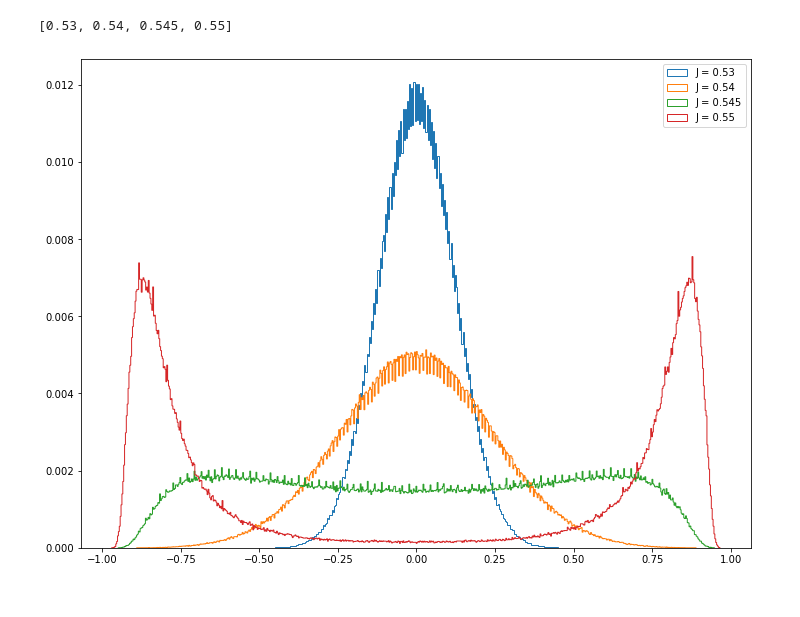
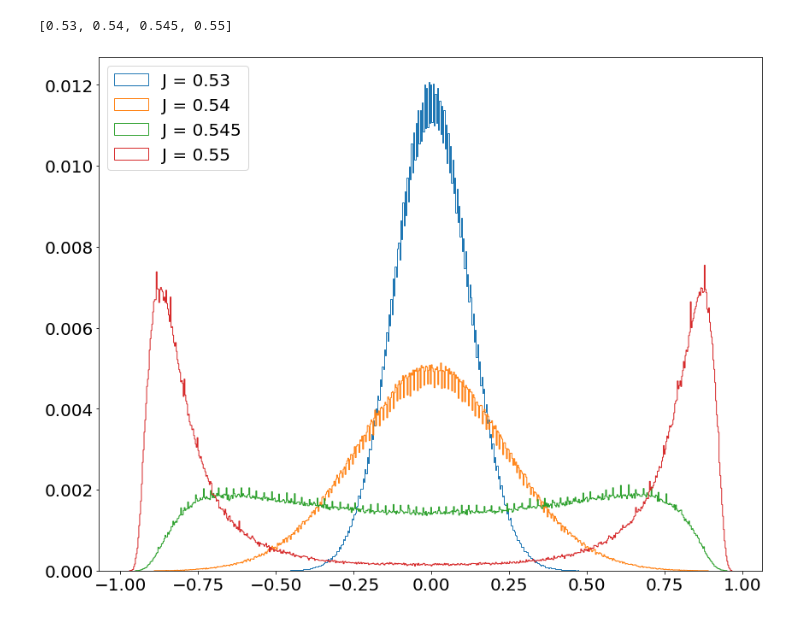
Before and after one commit to Chpel/ProjectMagnet, a Jupyter notebook: Расчёты .ipynb/IsingISAW_Triangle.ipynb, the cells around one changed output. Drawn from its saved outputs; the diff is of its cells as text; code cells hidden in the pictures.

Commit message:
TrIsingISAW crit отчёт

```diff
--- a/Расчёты .ipynb/IsingISAW_Triangle.ipynb
+++ b/Расчёты .ipynb/IsingISAW_Triangle.ipynb
@@ -314,7 +323,10 @@ data[0]
 # %%
 fig, ax = plt.subplots(figsize=(12,9))
 for J, d in zip(*data):
     plt.hist(d[0]/N, bins=len(d[0])//10, weights=d[1]/d[1].sum(), histtype='step', label=f'J = {J}')
-plt.legend();
+plt.legend(fontsize=20)
+plt.tick_params(labelsize=20)
+plt.tight_layout()
+#plt.savefig(Photos_dir / 'TrIsISAW_m2_distr.png')
 # %% [output]
-[figure, old version]
+[figure, new version]
```
Also changed, not shown: parts of 7 cells of this notebook, 13 other files.
